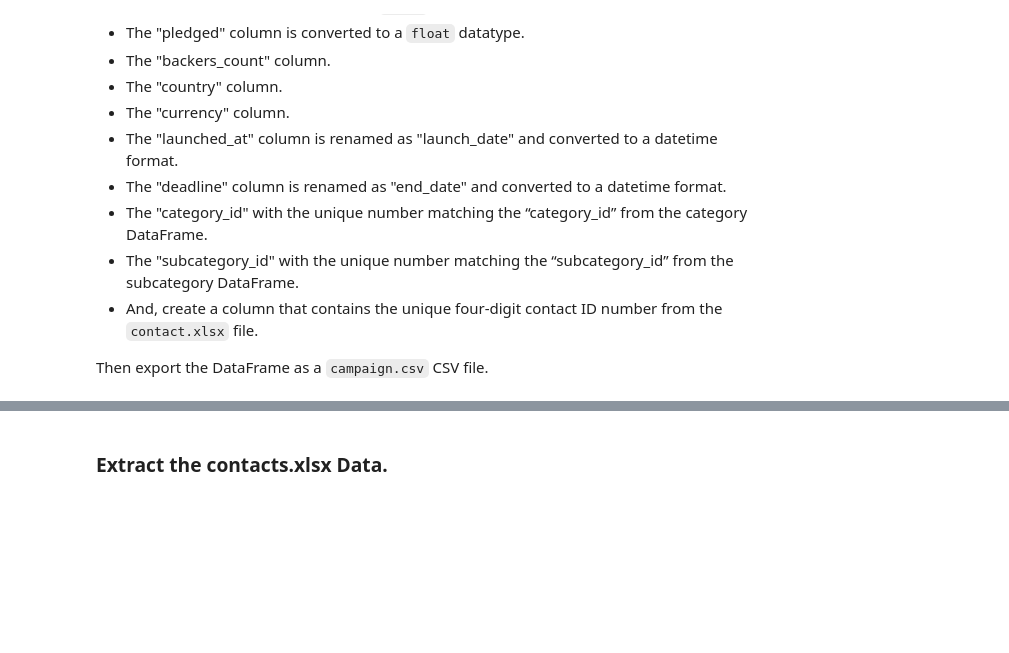
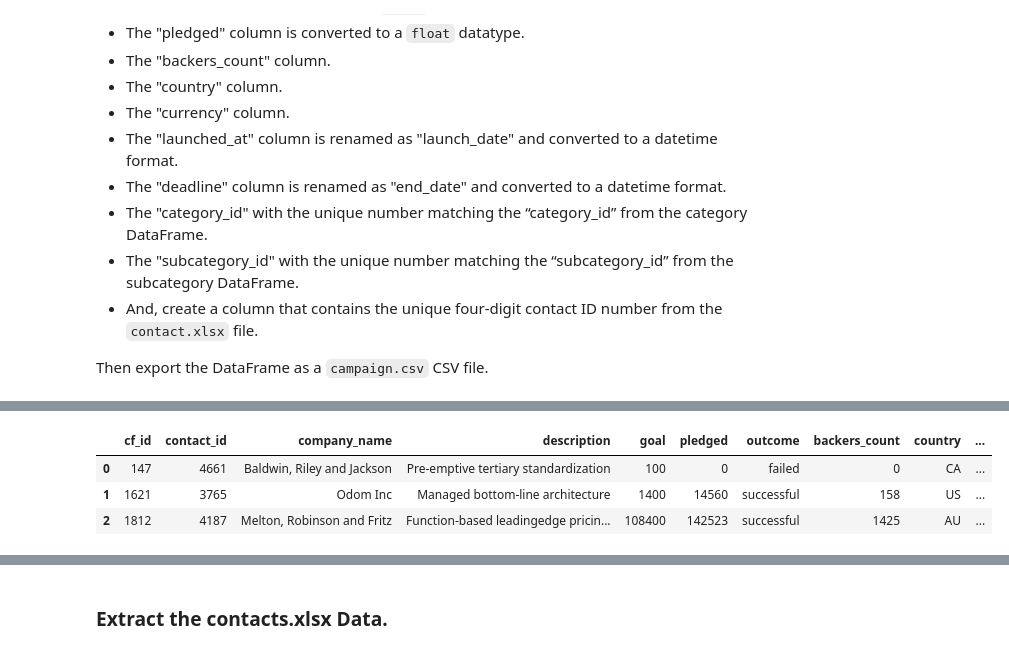
Before and after one commit to emilyneaville/Crowdfunding_ETL, a Jupyter notebook: ETL_project_file.ipynb, the cells around one changed output, grey strips where cells are left out. Cells and saved outputs as stored; diff of their text form; code cells hidden in the pictures; blank space fills up the shorter version.

Commit message:
Added campign dataframe and changed datatypes

```diff
--- a/ETL_project_file.ipynb
+++ b/ETL_project_file.ipynb
@@ -162,3 +132,12 @@ campaign_df.head()
 | 4 | 1365 | 2199 | Larson-Little | Proactive foreground core | 7600 | 5265 | failed | 53 | US | ... |
 # %%
 # Rename the blurb, launched_at, and deadline columns.
+campaign_df = campaign_df.rename(columns= {'blurb': 'description',
+                                           'launched_at': 'launch_date',
+                                           'deadline': 'end_date'})
+campaign_df.head(3)
+# %% [output]
+|  | cf_id | contact_id | company_name | description | goal | pledged | outcome | backers_count | country | ... |
+| 0 | 147 | 4661 | Baldwin, Riley and Jackson | Pre-emptive tertiary standardization | 100 | 0 | failed | 0 | CA | ... |
+| 1 | 1621 | 3765 | Odom Inc | Managed bottom-line architecture | 1400 | 14560 | successful | 158 | US | ... |
+| 2 | 1812 | 4187 | Melton, Robinson and Fritz | Function-based leadingedge pricin... | 108400 | 142523 | successful | 1425 | AU | ... |
```
Also changed, not shown: parts of 14 cells of this notebook.
